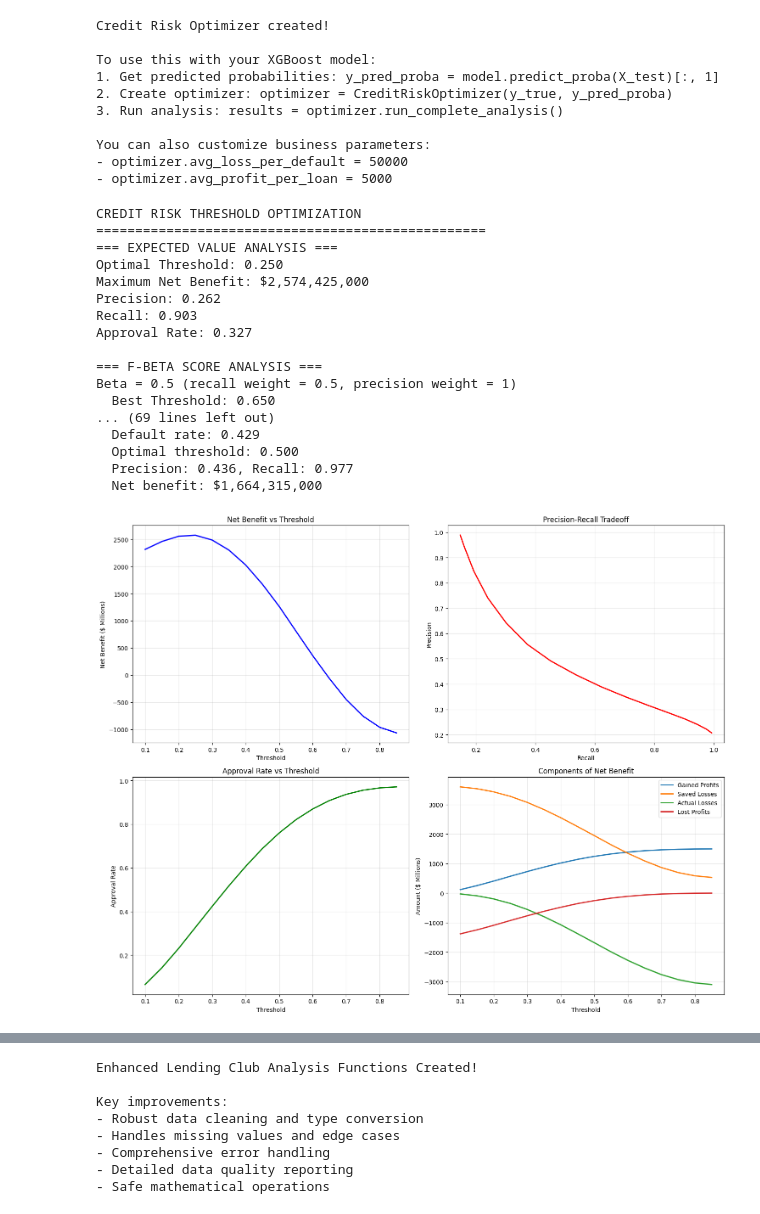
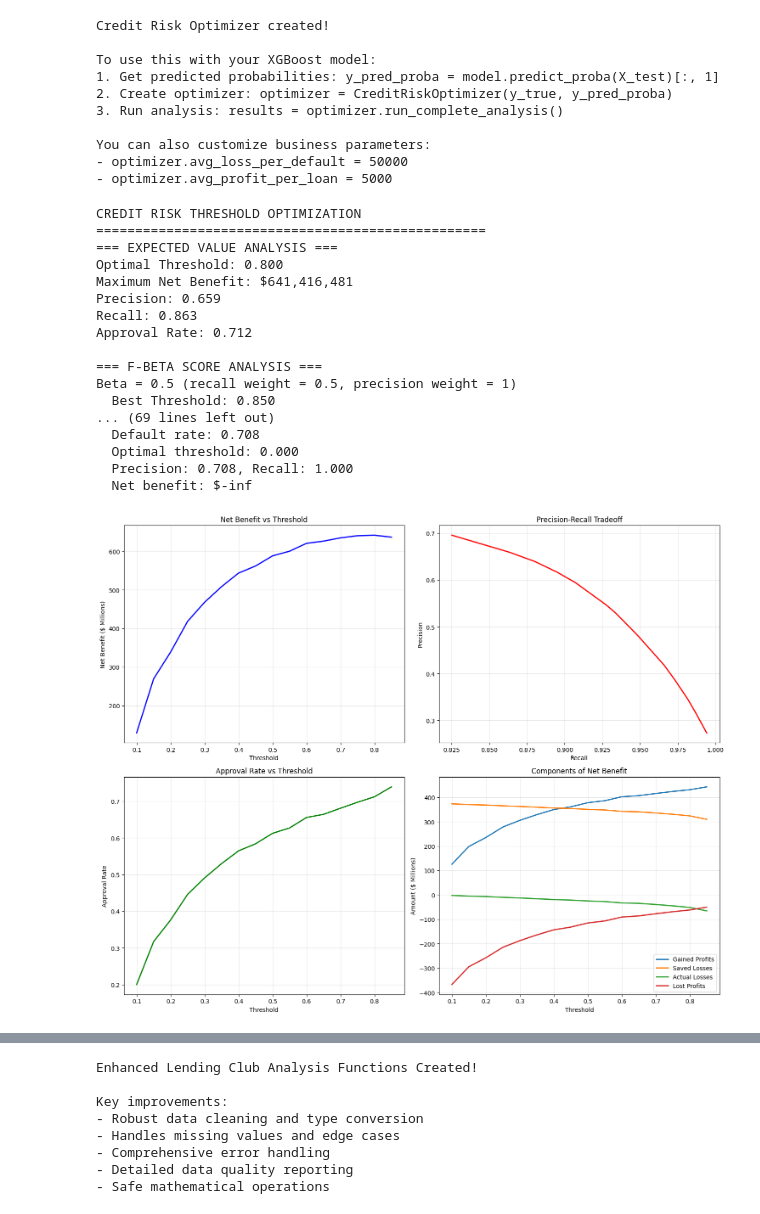
Before and after one commit to siddhantgopi/credit-risk-optimization, a Jupyter notebook: notebooks/03_Modeling.ipynb, the cells around one changed output, grey strips where cells are left out. Drawn from its saved outputs; the diff is of its cells as text; code cells hidden in the pictures.

Commit message:
Modeled completely and simulated profits

```diff
--- a/notebooks/03_Modeling.ipynb
+++ b/notebooks/03_Modeling.ipynb
@@ -63,26 +272,26 @@ Logistic ROC-AUC: 0.7596887037357233
    macro avg       0.84      0.59      0.60    372067
 weighted avg       0.84      0.83      0.79    372067
 # %%
-scale_pos_weight = len(y_train[y_train == 0]) / len(y_train[y_train == 1])
+# scale_pos_weight = len(y_train[y_train == 0]) / len(y_train[y_train == 1])
 
-xgb = XGBClassifier(
-    n_estimators=400,
-    max_depth=6,
-    learning_rate=0.06,
-    subsample=0.8,
-    colsample_bytree=0.8,
-    scale_pos_weight=3,
-    use_label_encoder=False,
-    eval_metric='logloss',
-    random_state=42
-)
+# xgb = XGBClassifier(
+#     n_estimators=400,
+#     max_depth=6,
+#     learning_rate=0.06,
+#     subsample=0.8,
+#     colsample_bytree=0.8,
+#     scale_pos_weight=3,
+#     use_label_encoder=False,
+#     eval_metric='logloss',
+#     random_state=42
+# )
 
-xgb.fit(X_train, y_train)
-y_xgb_pred = xgb.predict(X_test)
-y_xgb_prob = xgb.predict_proba(X_test)[:, 1]
+# xgb.fit(X_train, y_train)
+# y_xgb_pred = xgb.predict(X_test)
+# y_xgb_prob = xgb.predict_proba(X_test)[:, 1]
 
-print("XGBoost ROC-AUC:", roc_auc_score(y_test, y_xgb_prob))
-print(classification_report(y_test, y_xgb_pred))
+# print("XGBoost ROC-AUC:", roc_auc_score(y_test, y_xgb_prob))
+# print(classification_report(y_test, y_xgb_pred))
 # %% [output]
 Parameters: { "use_label_encoder" } are not used.
 
@@ -484,29 +693,29 @@ You can also customize business parameters:
 - optimizer.avg_profit_per_loan = 5000
 # %%
 # Get probabilities from your trained model
-y_pred_proba = xgb.predict_proba(X_test)[:, 1]
-
+y_pred_proba = xgb_model1.predict_proba(X_test)[:, 1]
+y_pred_proba = y_proba
 # Create and run optimizer
 optimizer = CreditRiskOptimizer(y_test, y_pred_proba)
-optimizer.avg_loss_per_default = 50000  # Your actual loss
-optimizer.avg_profit_per_loan = 5000    # Your actual profit
+optimizer.avg_loss_per_default = 6266.00  # Your actual loss
+optimizer.avg_profit_per_loan = 2318.87    # Your actual profit
 results = optimizer.run_complete_analysis()
 # %% [output]
 CREDIT RISK THRESHOLD OPTIMIZATION
 ==================================================
 === EXPECTED VALUE ANALYSIS ===
-Optimal Threshold: 0.250
-Maximum Net Benefit: $2,574,425,000
-Precision: 0.262
-Recall: 0.903
-Approval Rate: 0.327
+Optimal Threshold: 0.800
+Maximum Net Benefit: $641,416,481
+Precision: 0.659
+Recall: 0.863
+Approval Rate: 0.712
 
 === F-BETA SCORE ANALYSIS ===
 Beta = 0.5 (recall weight = 0.5, precision weight = 1)
-  Best Threshold: 0.650
+  Best Threshold: 0.850
 ... (69 lines left out)
-  Default rate: 0.429
-  Optimal threshold: 0.500
-  Precision: 0.436, Recall: 0.977
-  Net benefit: $1,664,315,000
+  Default rate: 0.708
+  Optimal threshold: 0.000
+  Precision: 0.708, Recall: 1.000
+  Net benefit: $-inf
-[figure, old version]
+[figure, new version]
```
Also changed, not shown: parts of 24 cells of this notebook, 8 other files.
